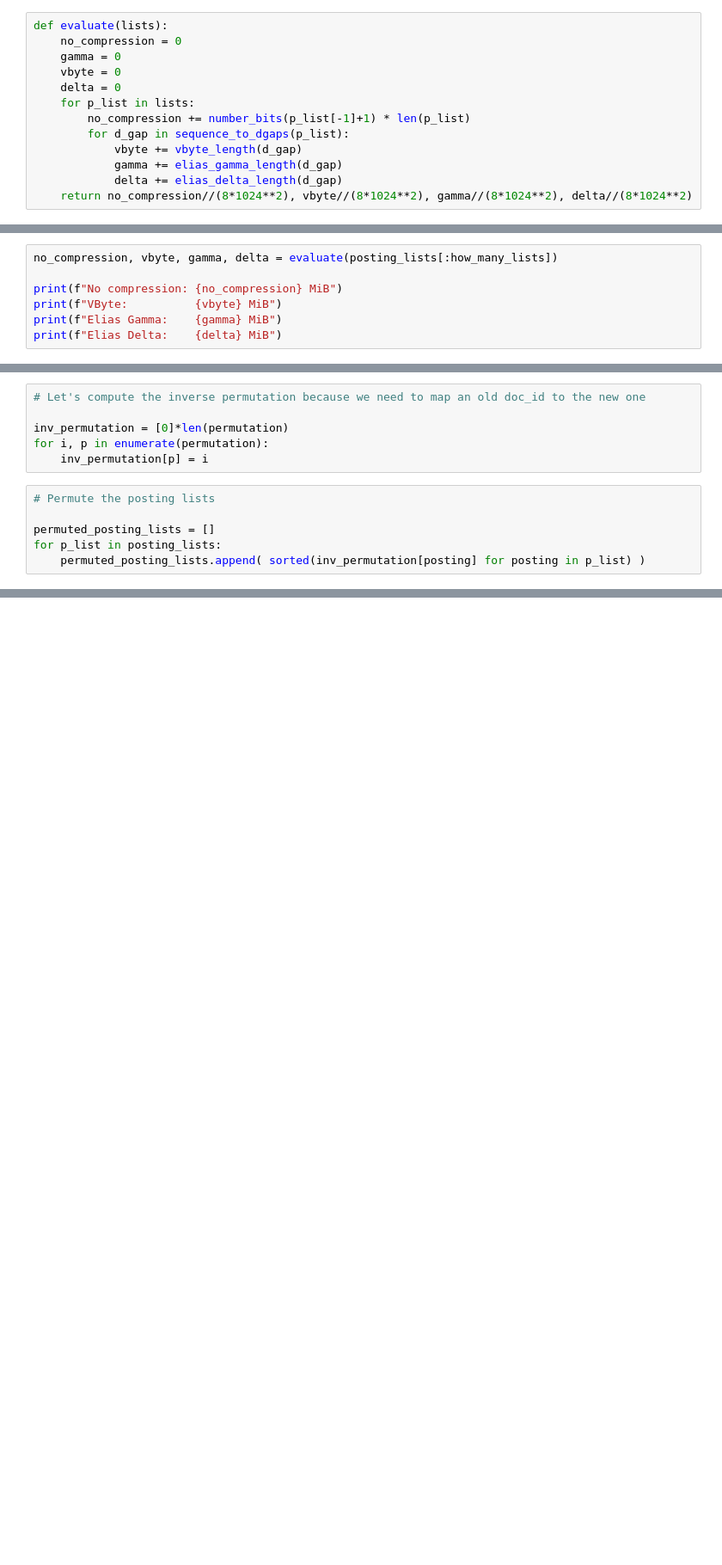
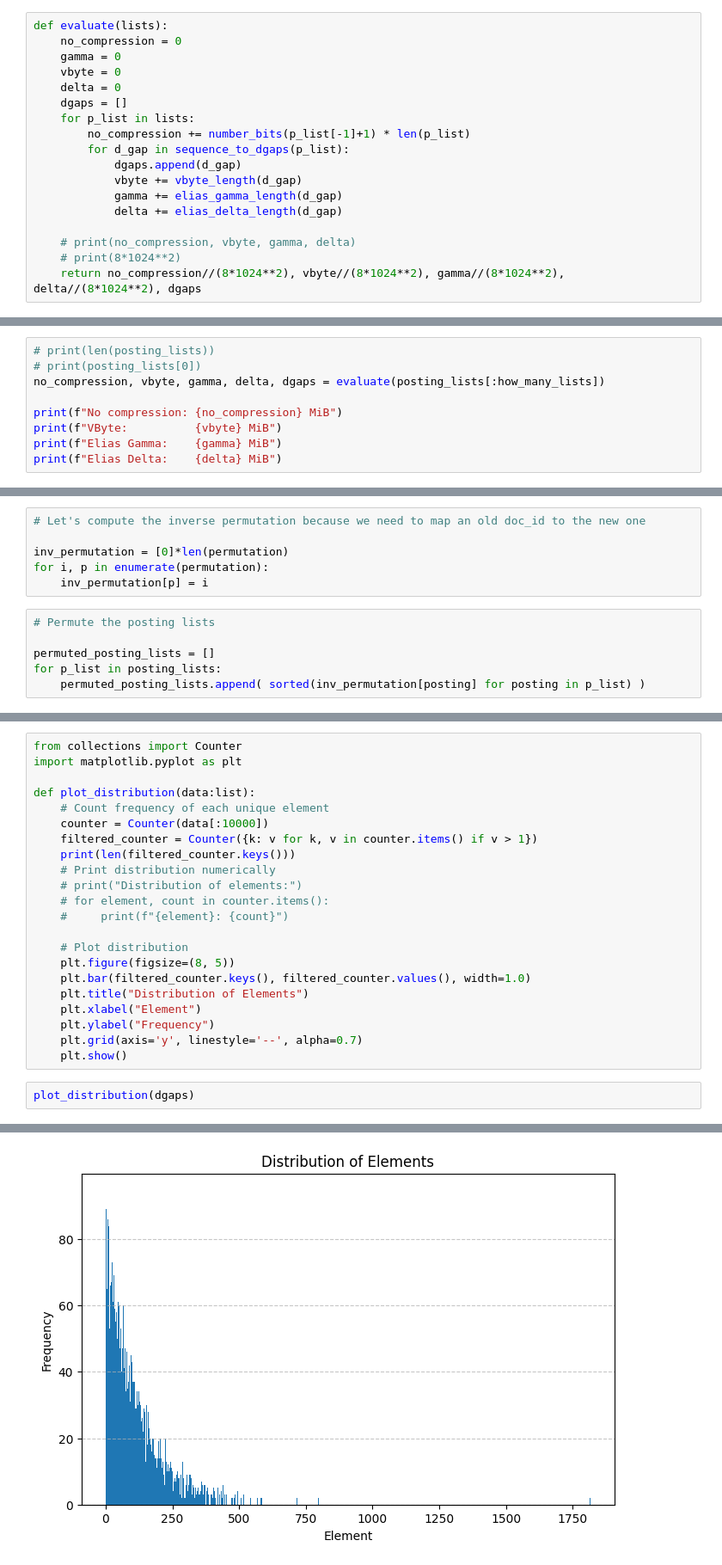
Before and after one commit to itakartor/InformationRetrieval2025, a Jupyter notebook: Data_Compression.ipynb, the cells around one changed output, grey strips where cells are left out. Shown at 86% size. Saved outputs shown, nothing was run; the diff lists cells and outputs as text; blank space fills up the shorter version.

Commit message:
add new 2 charts and computed total index

```diff
--- a/Data_Compression.ipynb
+++ b/Data_Compression.ipynb
@@ -191,17 +195,24 @@ def evaluate(lists):
     gamma = 0
     vbyte = 0
     delta = 0
+    dgaps = []
     for p_list in lists:
         no_compression += number_bits(p_list[-1]+1) * len(p_list)
         for d_gap in sequence_to_dgaps(p_list):
+            dgaps.append(d_gap)
             vbyte += vbyte_length(d_gap)
             gamma += elias_gamma_length(d_gap)
             delta += elias_delta_length(d_gap)
-    return no_compression//(8*1024**2), vbyte//(8*1024**2), gamma//(8*1024**2), delta//(8*1024**2)
+
+    # print(no_compression, vbyte, gamma, delta)
+    # print(8*1024**2)
+    return no_compression//(8*1024**2), vbyte//(8*1024**2), gamma//(8*1024**2), delta//(8*1024**2), dgaps
 # %%
 how_many_lists = 10000
 # %%
-no_compression, vbyte, gamma, delta = evaluate(posting_lists[:how_many_lists])
+# print(len(posting_lists))
+# print(posting_lists[0])
+no_compression, vbyte, gamma, delta, dgaps = evaluate(posting_lists[:how_many_lists])
 
 print(f"No compression: {no_compression} MiB")
 print(f"VByte:          {vbyte} MiB")
@@ -315,0 +335,25 @@ for p_list in posting_lists:
+# %%
+from collections import Counter
+import matplotlib.pyplot as plt
+
+def plot_distribution(data:list):
+    # Count frequency of each unique element
+    counter = Counter(data[:10000])
+    filtered_counter = Counter({k: v for k, v in counter.items() if v > 1})
+    print(len(filtered_counter.keys()))
+    # Print distribution numerically
+    # print("Distribution of elements:")
+    # for element, count in counter.items():
+    #     print(f"{element}: {count}")
+
+    # Plot distribution
+    plt.figure(figsize=(8, 5))
+    plt.bar(filtered_counter.keys(), filtered_counter.values(), width=1.0)
+    plt.title("Distribution of Elements")
+    plt.xlabel("Element")
+    plt.ylabel("Frequency")
+    plt.grid(axis='y', linestyle='--', alpha=0.7)
+    plt.show()
+# %%
+plot_distribution(dgaps)
+# %% [output]
@@ -315,0 +361 @@ for p_list in posting_lists:
+[figure, added]
```
Also changed, not shown: parts of 9 cells of this notebook.
